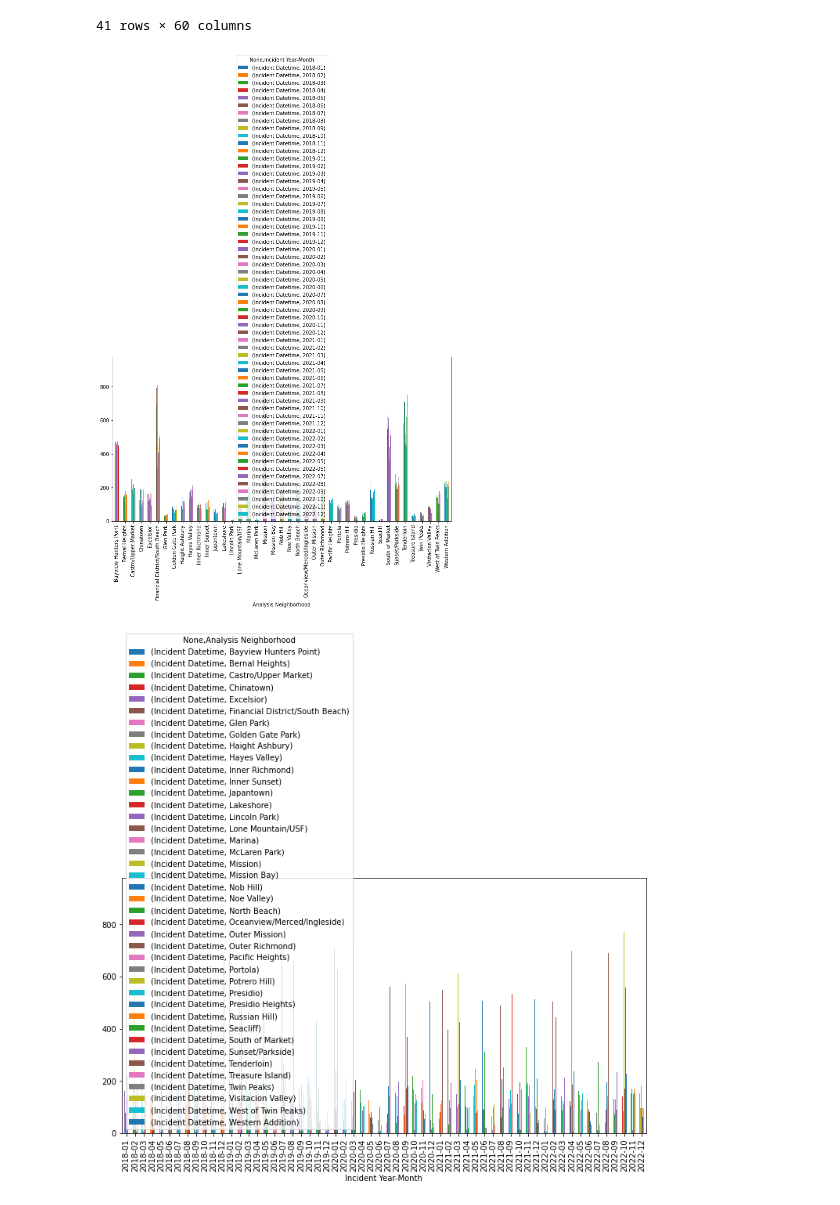
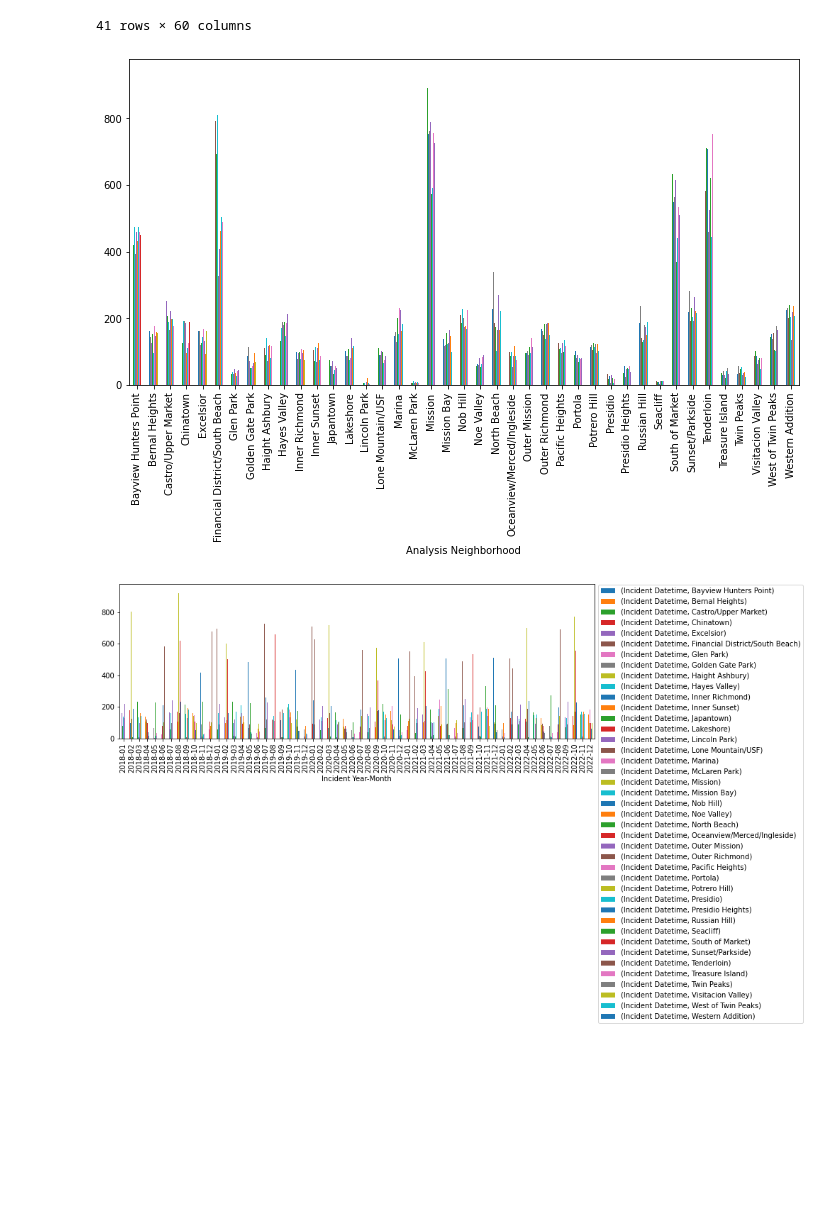
Before and after one commit to ahmed-saleem916/Virtual-Reality-, a Jupyter notebook: date+neighborhood_groupbys.ipynb, the cells around one changed output. Saved outputs shown, nothing was run; the diff lists cells and outputs as text; code cells hidden in the pictures; blank space fills up the shorter version.

```diff
--- a/date+neighborhood_groupbys.ipynb
+++ b/date+neighborhood_groupbys.ipynb
@@ -303,20 +304,22 @@ neighborhood_groupby
 | Western Addition | 225 | 188 | 215 | 194 | 202 | 211 | 207 | 232 | ... |
 41 rows × 60 columns
 # %%
-neighborhood_groupby.plot(kind='bar', figsize=(12, 6))
-# ax.legend(bbox_to_anchor=(1, 1.02), loc='upper left')
+neighborhood_groupby.plot(kind='bar', figsize=(12, 6), legend=None)
+# _ = ax.legend(bbox_to_anchor=(1, 1.02), loc='upper left')
+# ax.get_legend().remove()
 plt.show()
 # may need to do subplots by year
 # %% [output]
-[figure, old version]
+[figure, new version]
 # %%
 neighborhood_groupby2 = pd.pivot_table(data=incident_dtypes, index=incident_dtypes['Incident Year-Month'],
                                          columns=incident_dtypes['Analysis Neighborhood'], values=['Incident Datetime'],
                                      aggfunc='count')
 # neighborhood_groupby2
-neighborhood_groupby2.plot(kind='bar', figsize=(12, 6))
+ax = neighborhood_groupby2.plot(kind='bar', figsize=(12, 4))
+_ = ax.legend(bbox_to_anchor=(1, 1.02), loc='upper left')
 plt.show()
 # %% [output]
-[figure, old version]
+[figure, new version]
 # %%
 # repeat for crime categories
```
Also changed, not shown: parts of 3 cells of this notebook, 2 other files.
